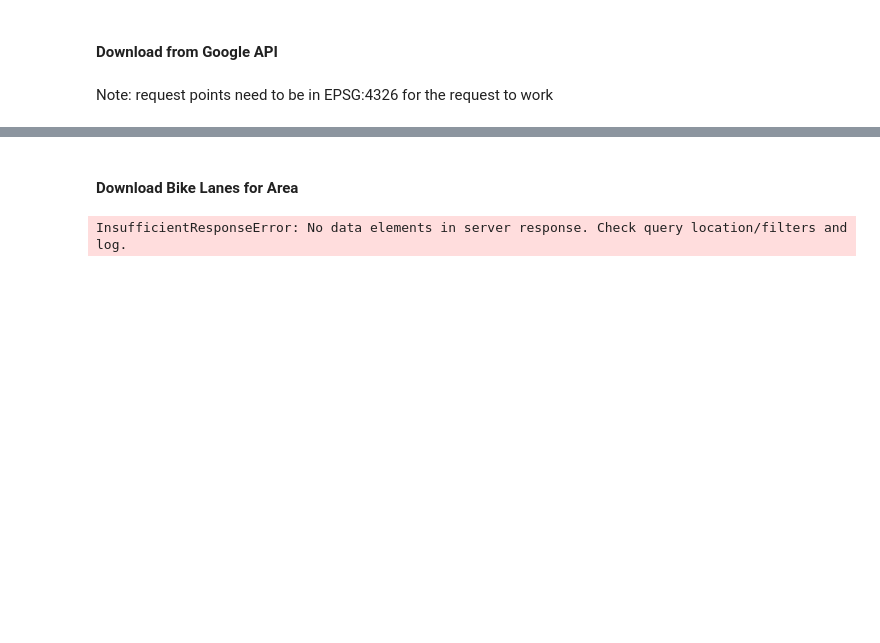
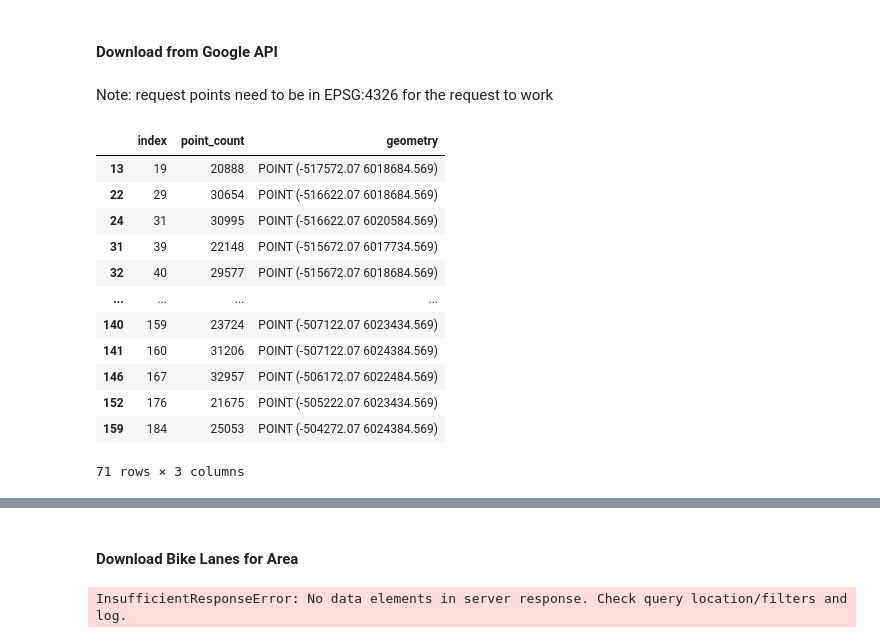
Before and after one commit to lukasbeuster/throwing_shade, a Jupyter notebook: code/070225_Download_SolarAPI_Custom.ipynb, the cells around one changed output, grey strips where cells are left out. Drawn from its saved outputs; the diff is of its cells as text; code cells hidden in the pictures; blank space fills up the shorter version.

```diff
--- a/code/070225_Download_SolarAPI_Custom.ipynb
+++ b/code/070225_Download_SolarAPI_Custom.ipynb
@@ -911,6 +953,22 @@ visualize_geometry(points_gdf, gdf, name="Points")
 #### Download from Google API
 # %% [markdown]
 Note: request points need to be in EPSG:4326 for the request to work
+# %%
+centroid_gdf
+# %% [output]
+|  | index | point_count | geometry |
+| 13 | 19 | 20888 | POINT (-517572.07 6018684.569) |
+| 22 | 29 | 30654 | POINT (-516622.07 6018684.569) |
+| 24 | 31 | 30995 | POINT (-516622.07 6020584.569) |
+| 31 | 39 | 22148 | POINT (-515672.07 6017734.569) |
+| 32 | 40 | 29577 | POINT (-515672.07 6018684.569) |
+| ... | ... | ... | ... |
+| 140 | 159 | 23724 | POINT (-507122.07 6023434.569) |
+| 141 | 160 | 31206 | POINT (-507122.07 6024384.569) |
+| 146 | 167 | 32957 | POINT (-506172.07 6022484.569) |
+| 152 | 176 | 21675 | POINT (-505222.07 6023434.569) |
+| 159 | 184 | 25053 | POINT (-504272.07 6024384.569) |
+71 rows × 3 columns
 # %%
 # Call Google API for additional data
 api_response = download_google_api_data(centroid_gdf, osm_id)
```
Also changed, not shown: parts of 30 cells of this notebook, 7 other files.
